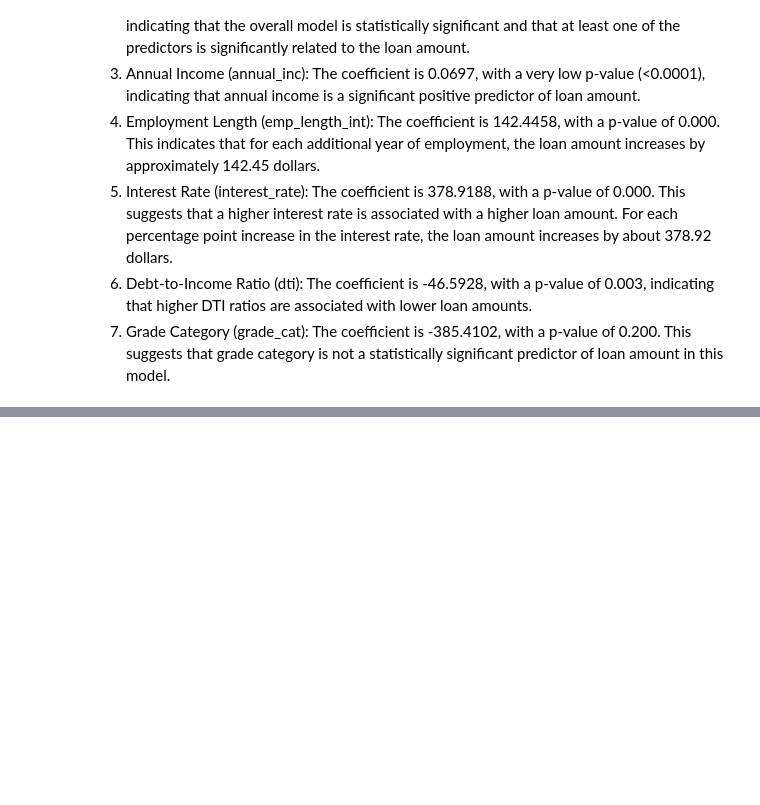
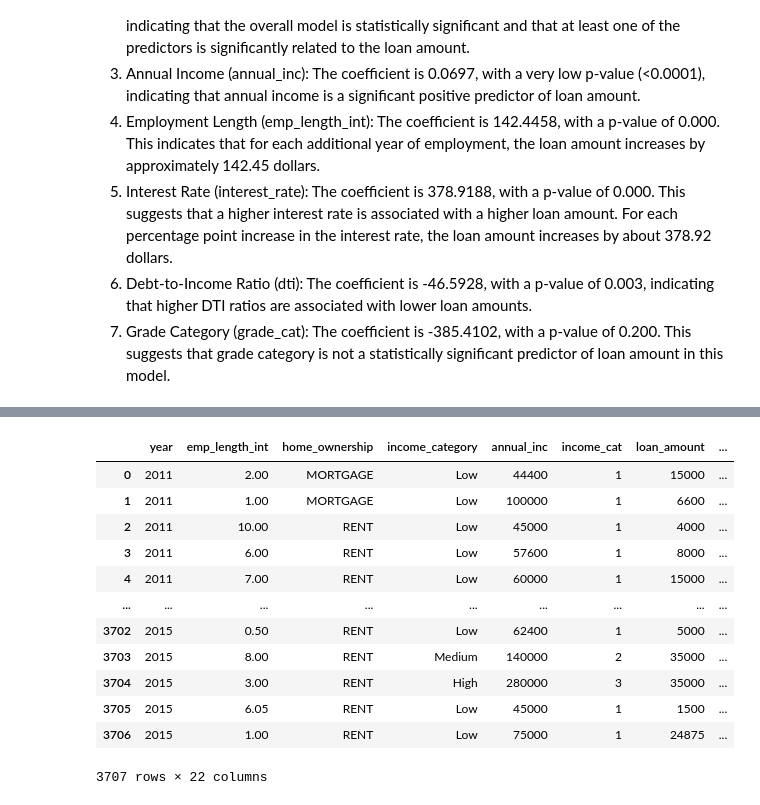
Before and after one commit to dogagzm/team_project, a Jupyter notebook: src/loan.ipynb, the cells around one changed output, grey strips where cells are left out. Drawn from its saved outputs; the diff is of its cells as text; code cells hidden in the pictures; blank space fills up the shorter version.

```diff
--- a/src/loan.ipynb
+++ b/src/loan.ipynb
@@ -127,0 +150,21 @@ weighted avg       0.78      0.88      0.83       742
+# %%
+type(loan_df['loan_condition'])
+
+loan_features = loan_df.drop(columns=['loan_condition','id', 'issue_d', 'final_d'])
+
+
+loan_features
+# %% [output]
+|  | year | emp_length_int | home_ownership | income_category | annual_inc | income_cat | loan_amount | ... |
+| 0 | 2011 | 2.00 | MORTGAGE | Low | 44400 | 1 | 15000 | ... |
+| 1 | 2011 | 1.00 | MORTGAGE | Low | 100000 | 1 | 6600 | ... |
+| 2 | 2011 | 10.00 | RENT | Low | 45000 | 1 | 4000 | ... |
+| 3 | 2011 | 6.00 | RENT | Low | 57600 | 1 | 8000 | ... |
+| 4 | 2011 | 7.00 | RENT | Low | 60000 | 1 | 15000 | ... |
+| ... | ... | ... | ... | ... | ... | ... | ... | ... |
+| 3702 | 2015 | 0.50 | RENT | Low | 62400 | 1 | 5000 | ... |
+| 3703 | 2015 | 8.00 | RENT | Medium | 140000 | 2 | 35000 | ... |
+| 3704 | 2015 | 3.00 | RENT | High | 280000 | 3 | 35000 | ... |
+| 3705 | 2015 | 6.05 | RENT | Low | 45000 | 1 | 1500 | ... |
+| 3706 | 2015 | 1.00 | RENT | Low | 75000 | 1 | 24875 | ... |
+3707 rows × 22 columns
```
Also changed, not shown: parts of 11 cells of this notebook.
